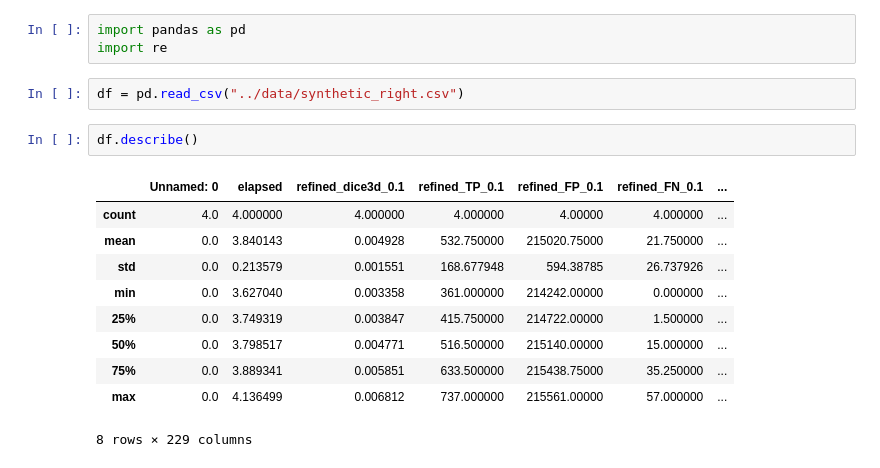
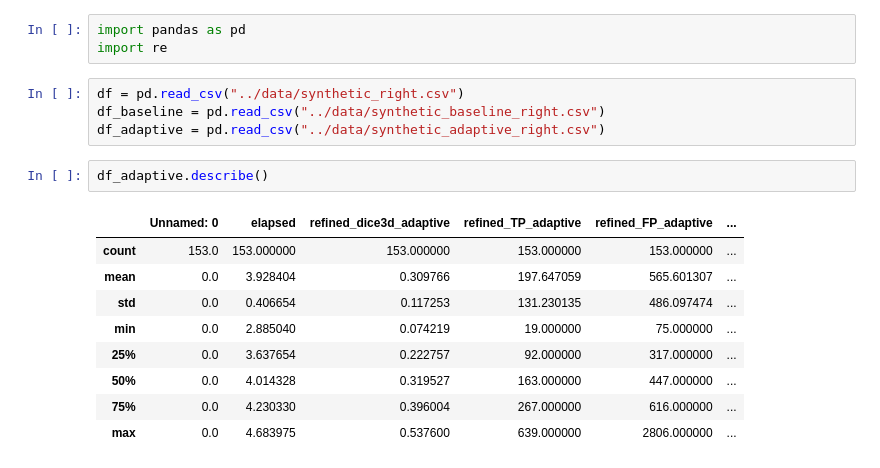
Before and after one commit to cvlab-ai/xra-diff, a Jupyter notebook: notebooks/synthetic_results.ipynb, the cells around one changed output. Saved outputs shown, nothing was run; the diff lists cells and outputs as text.

```diff
--- a/notebooks/synthetic_results.ipynb
+++ b/notebooks/synthetic_results.ipynb
@@ -3,17 +3,18 @@ import pandas as pd
 import re
 # %%
 df = pd.read_csv("../data/synthetic_right.csv")
+df_baseline = pd.read_csv("../data/synthetic_baseline_right.csv")
+df_adaptive = pd.read_csv("../data/synthetic_adaptive_right.csv")
 # %%
-df.describe()
+df_adaptive.describe()
 # %% [output]
-|  | Unnamed: 0 | elapsed | refined_dice3d_0.1 | refined_TP_0.1 | refined_FP_0.1 | refined_FN_0.1 | ... |
-| count | 4.0 | 4.000000 | 4.000000 | 4.000000 | 4.00000 | 4.000000 | ... |
-| mean | 0.0 | 3.840143 | 0.004928 | 532.750000 | 215020.75000 | 21.750000 | ... |
-| std | 0.0 | 0.213579 | 0.001551 | 168.677948 | 594.38785 | 26.737926 | ... |
-| min | 0.0 | 3.627040 | 0.003358 | 361.000000 | 214242.00000 | 0.000000 | ... |
-| 25% | 0.0 | 3.749319 | 0.003847 | 415.750000 | 214722.00000 | 1.500000 | ... |
-| 50% | 0.0 | 3.798517 | 0.004771 | 516.500000 | 215140.00000 | 15.000000 | ... |
-| 75% | 0.0 | 3.889341 | 0.005851 | 633.500000 | 215438.75000 | 35.250000 | ... |
-| max | 0.0 | 4.136499 | 0.006812 | 737.000000 | 215561.00000 | 57.000000 | ... |
+|  | Unnamed: 0 | elapsed | refined_dice3d_adaptive | refined_TP_adaptive | refined_FP_adaptive | ... |
+| count | 153.0 | 153.000000 | 153.000000 | 153.000000 | 153.000000 | ... |
+| mean | 0.0 | 3.928404 | 0.309766 | 197.647059 | 565.601307 | ... |
+| std | 0.0 | 0.406654 | 0.117253 | 131.230135 | 486.097474 | ... |
+| min | 0.0 | 2.885040 | 0.074219 | 19.000000 | 75.000000 | ... |
+| 25% | 0.0 | 3.637654 | 0.222757 | 92.000000 | 317.000000 | ... |
+| 50% | 0.0 | 4.014328 | 0.319527 | 163.000000 | 447.000000 | ... |
+| 75% | 0.0 | 4.230330 | 0.396004 | 267.000000 | 616.000000 | ... |
+| max | 0.0 | 4.683975 | 0.537600 | 639.000000 | 2806.000000 | ... |
-8 rows × 229 columns
 # %%
```
Also changed, not shown: parts of 8 cells of this notebook, 5 other files.
